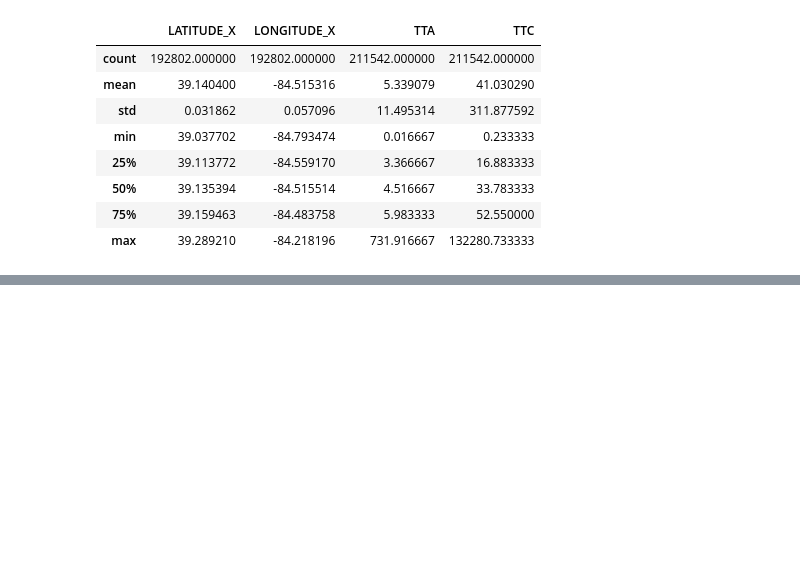
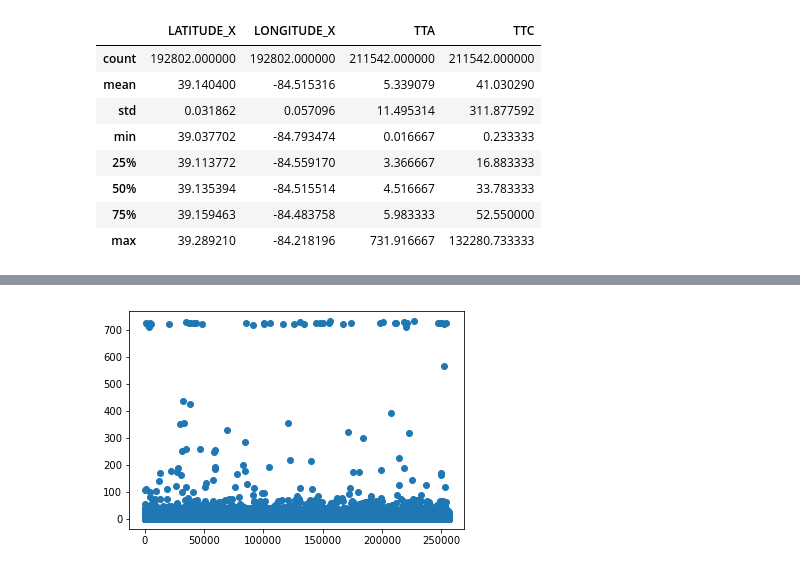
Before and after one commit to billmcmillin/python-data-day, a Jupyter notebook: sample/fire_incidents.ipynb, the cells around one changed output, grey strips where cells are left out. Cells and saved outputs as stored; diff of their text form; code cells hidden in the pictures; blank space fills up the shorter version.

```diff
--- a/sample/fire_incidents.ipynb
+++ b/sample/fire_incidents.ipynb
@@ -457,0 +474,6 @@ clean_df.describe()
+# %%
+#plot time to arrival (TTA) as points
+plt.plot(clean_df['TTA'], "o")
+plt.show()
+# %% [output]
+[figure, added]
```
Also changed, not shown: parts of 13 cells of this notebook.
